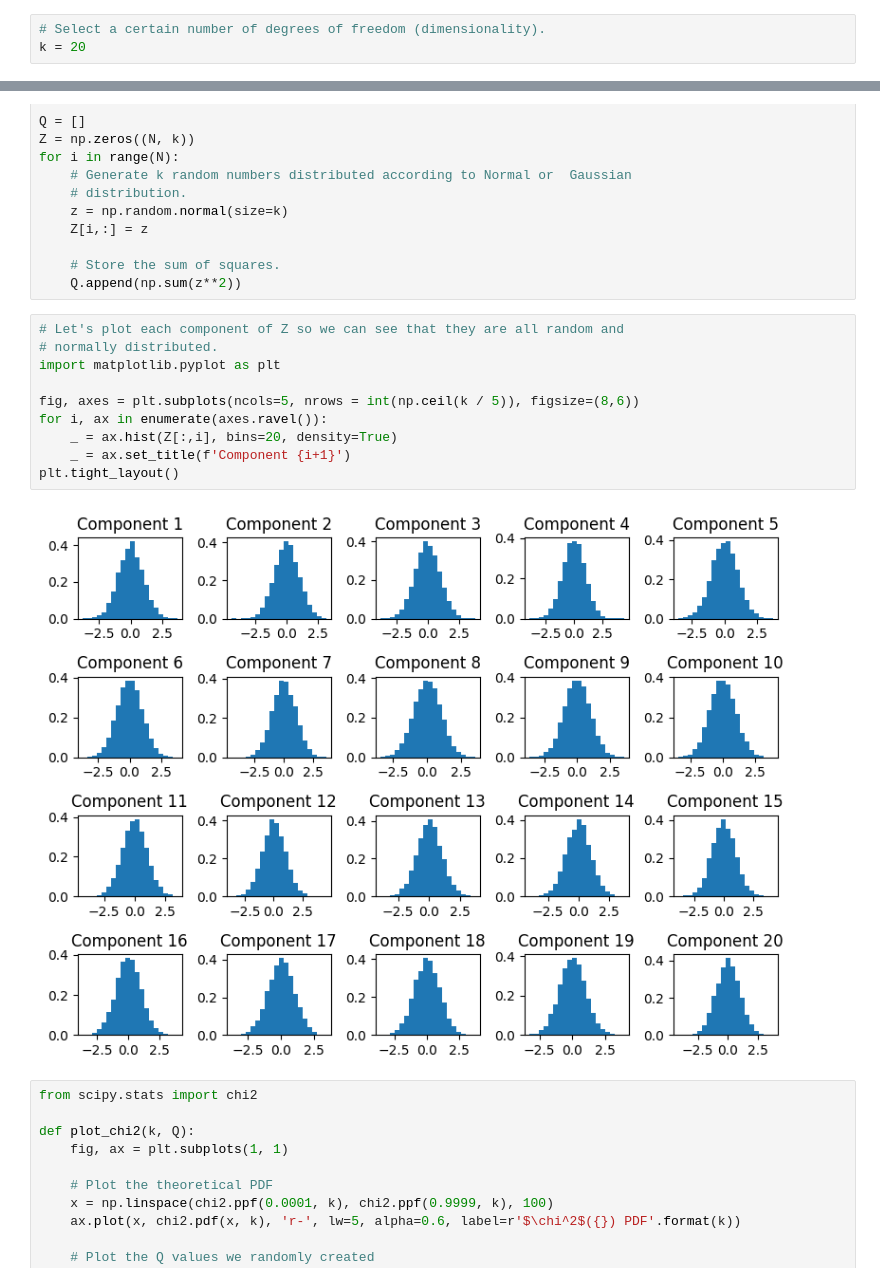
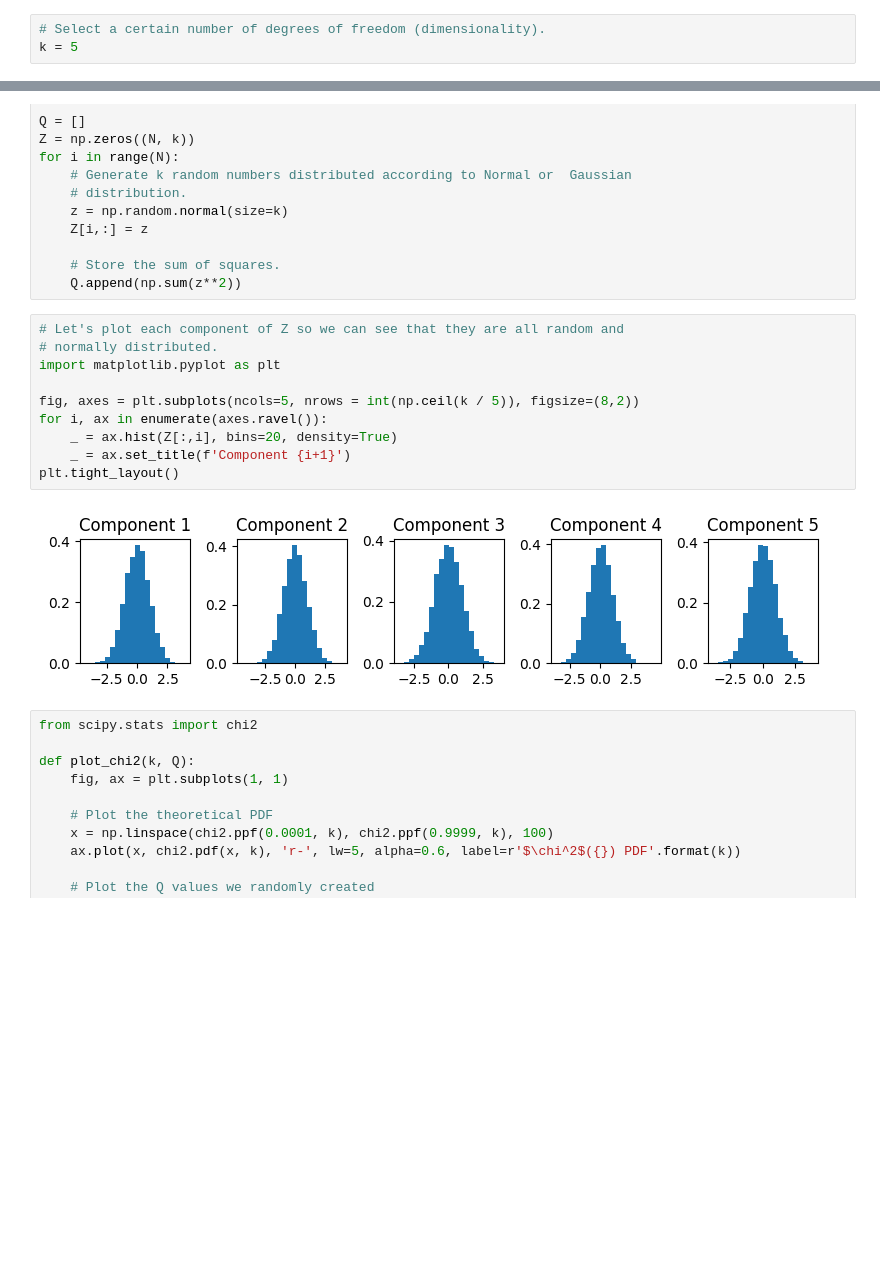
Before and after one commit to mahynski/chemometric-carpentry, a Jupyter notebook: notebooks/1.4_Statistics_Background.ipynb, the cells around one changed output, grey strips where cells are left out. Drawn from its saved outputs; the diff is of its cells as text; blank space fills up the shorter version.

```diff
--- a/notebooks/1.4_Statistics_Background.ipynb
+++ b/notebooks/1.4_Statistics_Background.ipynb
@@ -35,7 +35,7 @@ $$
 ## Example
 # %%
 # Select a certain number of degrees of freedom (dimensionality).
-k = 20
+k = 5
 # %%
 import numpy as np
 
@@ -66,15 +63,15 @@ for i in range(N):
 # %%
 # Let's plot each component of Z so we can see that they are all random and
 # normally distributed.
 import matplotlib.pyplot as plt
 
-fig, axes = plt.subplots(ncols=5, nrows = int(np.ceil(k / 5)), figsize=(8,6))
+fig, axes = plt.subplots(ncols=5, nrows = int(np.ceil(k / 5)), figsize=(8,2))
 for i, ax in enumerate(axes.ravel()):
     _ = ax.hist(Z[:,i], bins=20, density=True)
     _ = ax.set_title(f'Component {i+1}')
 plt.tight_layout()
 # %% [output]
-[figure, old version]
+[figure, new version]
 # %%
 from scipy.stats import chi2
 
```
Also changed, not shown: parts of 24 cells of this notebook.
